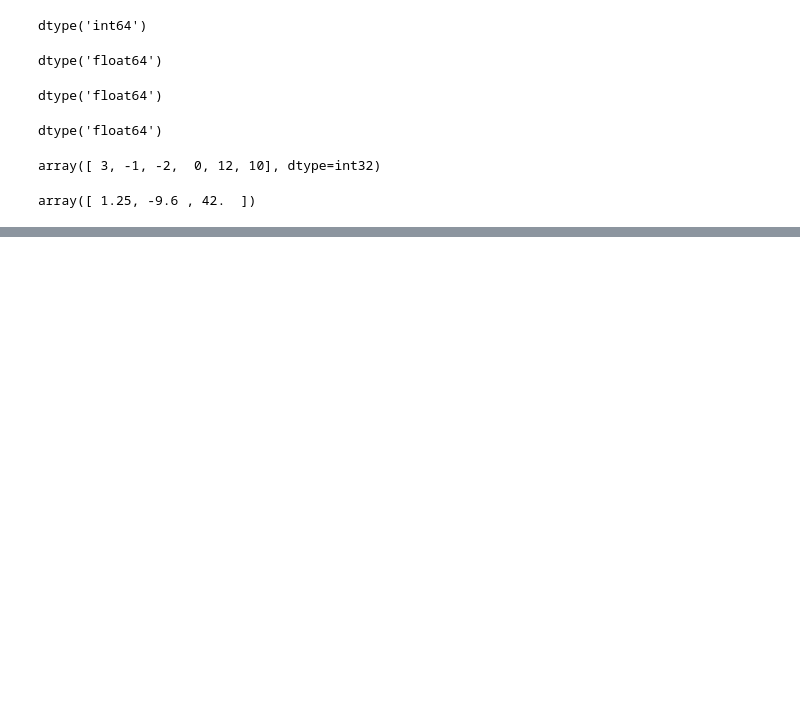
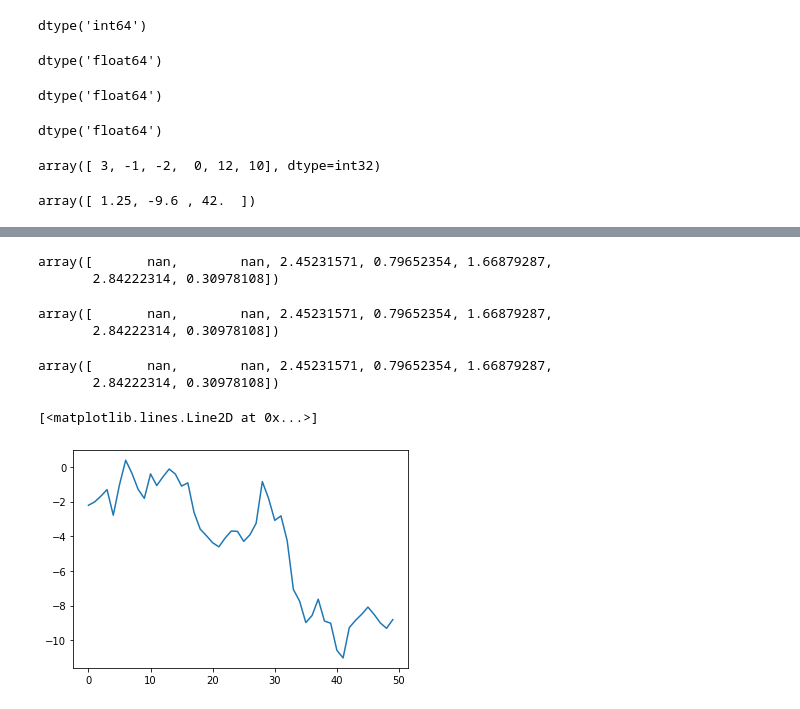
Before and after one commit to soaressleo/BookPFDA, a Jupyter notebook: Cap4.ipynb, the cells around one changed output, grey strips where cells are left out. Cells and saved outputs as stored; diff of their text form; code cells hidden in the pictures; blank space fills up the shorter version.

```diff
--- a/Cap4.ipynb
+++ b/Cap4.ipynb
@@ -182,0 +543,15 @@ array([ 1.25, -9.6 , 42.  ])
+# %%
+np.sqrt(arr)
+# %% [output]
+array([       nan,        nan, 2.45231571, 0.79652354, 1.66879287,
+       2.84222314, 0.30978108])
+# %%
+np.sqrt(arr, arr)
+# %% [output]
+array([       nan,        nan, 2.45231571, 0.79652354, 1.66879287,
+       2.84222314, 0.30978108])
+# %%
+arr
+# %% [output]
+array([       nan,        nan, 2.45231571, 0.79652354, 1.66879287,
+       2.84222314, 0.30978108])
@@ -182,0 +562,5 @@ array([ 1.25, -9.6 , 42.  ])
+# %%
+plt.plot(np.random.randn(50).cumsum())
+# %% [output]
+[<matplotlib.lines.Line2D at 0x...>]
+[figure, added]
```
Also changed, not shown: parts of 86 cells of this notebook.
